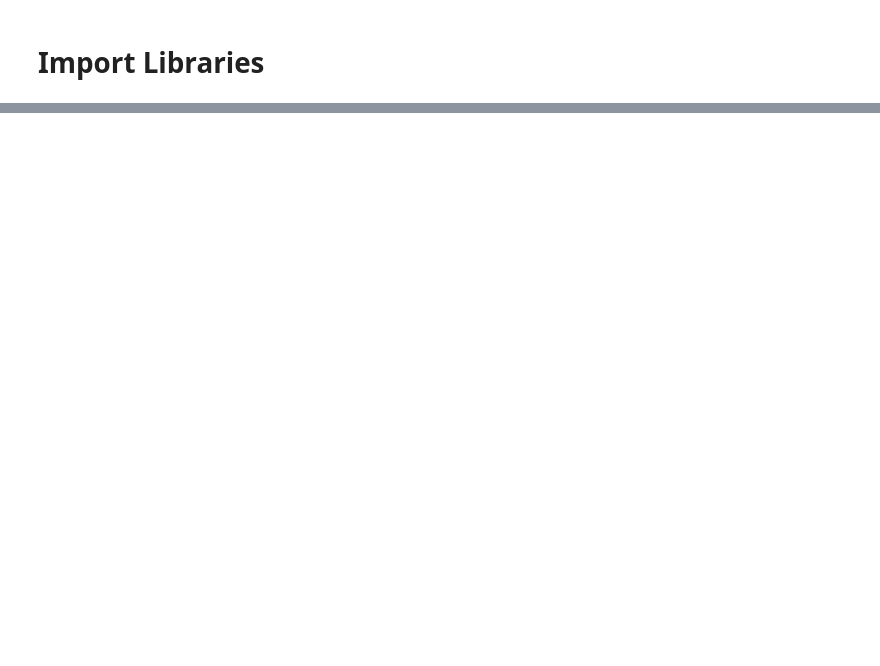
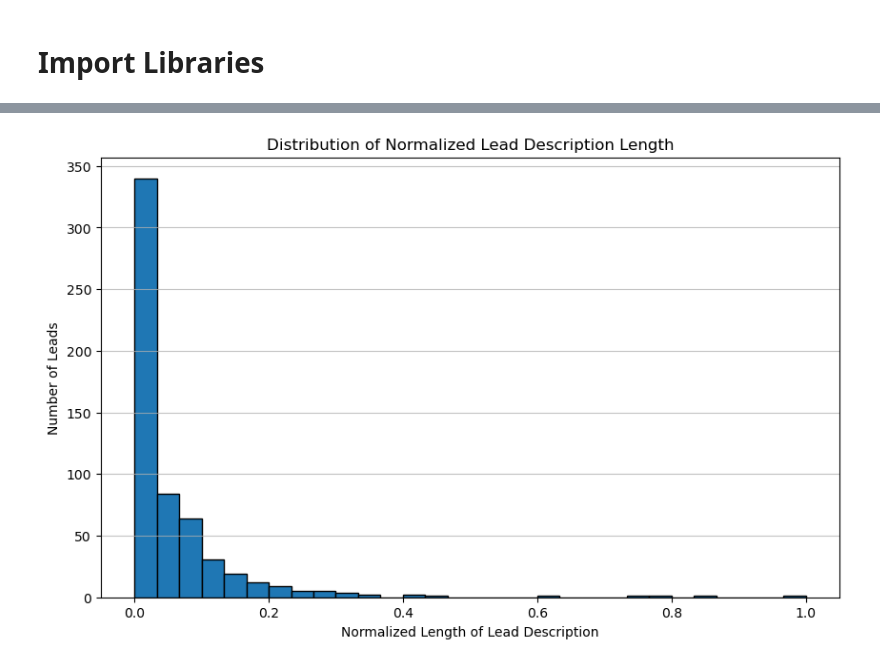
Before and after one commit to mrcomans/Yala_Lead_qualification, a Jupyter notebook: 2_feature_transformations_yala.ipynb, the cells around one changed output, grey strips where cells are left out. Saved outputs shown, nothing was run; the diff lists cells and outputs as text; code cells hidden in the pictures; blank space fills up the shorter version.

```diff
--- a/2_feature_transformations_yala.ipynb
+++ b/2_feature_transformations_yala.ipynb
@@ -350,0 +502,17 @@ print(snippet.to_json(orient='records', lines=True))
+# %%
+# Assuming your DataFrame is named 'leads_df' and the normalized length column is 'LEN_LEADDESC_NORM'
+pd_leads_df = leads_df_snowflake.to_pandas()
+len_norm_data = pd_leads_df['LEN_LEADDESC_NORM']
+
+# Create the histogram
+plt.figure(figsize=(10, 6))
+plt.hist(len_norm_data, bins=30, edgecolor='black')  # Adjust the number of bins as needed
+plt.title('Distribution of Normalized Lead Description Length')
+plt.xlabel('Normalized Length of Lead Description')
+plt.ylabel('Number of Leads')
+plt.grid(axis='y', alpha=0.75)
+
+# Show the plot
+plt.show()
+# %% [output]
+[figure, added]
```
Also changed, not shown: parts of 70 cells of this notebook, 2 other files.
